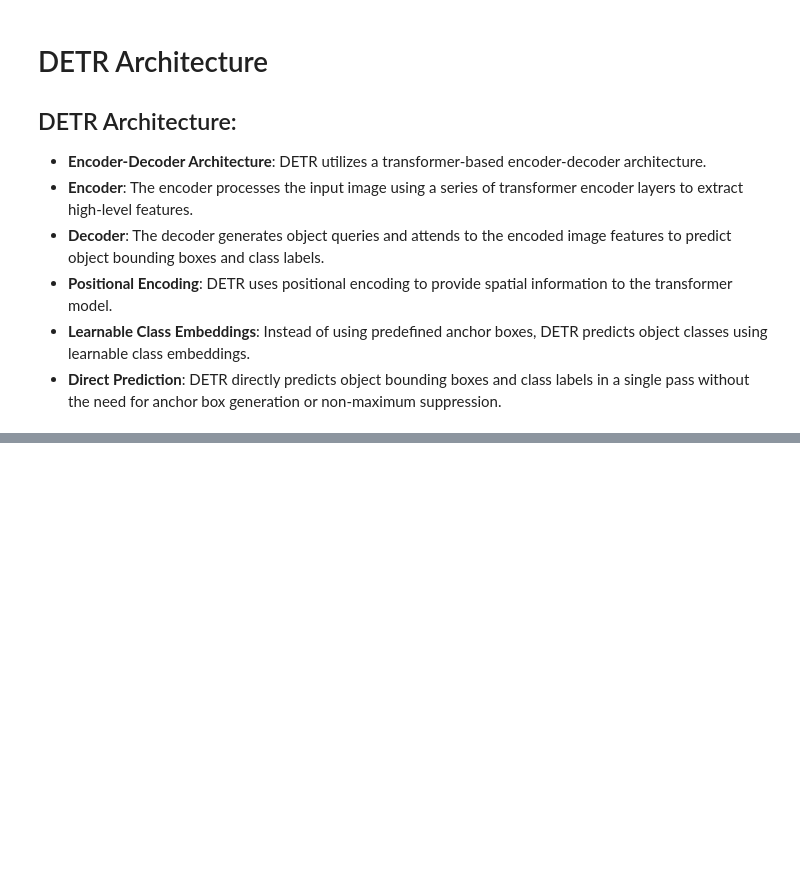
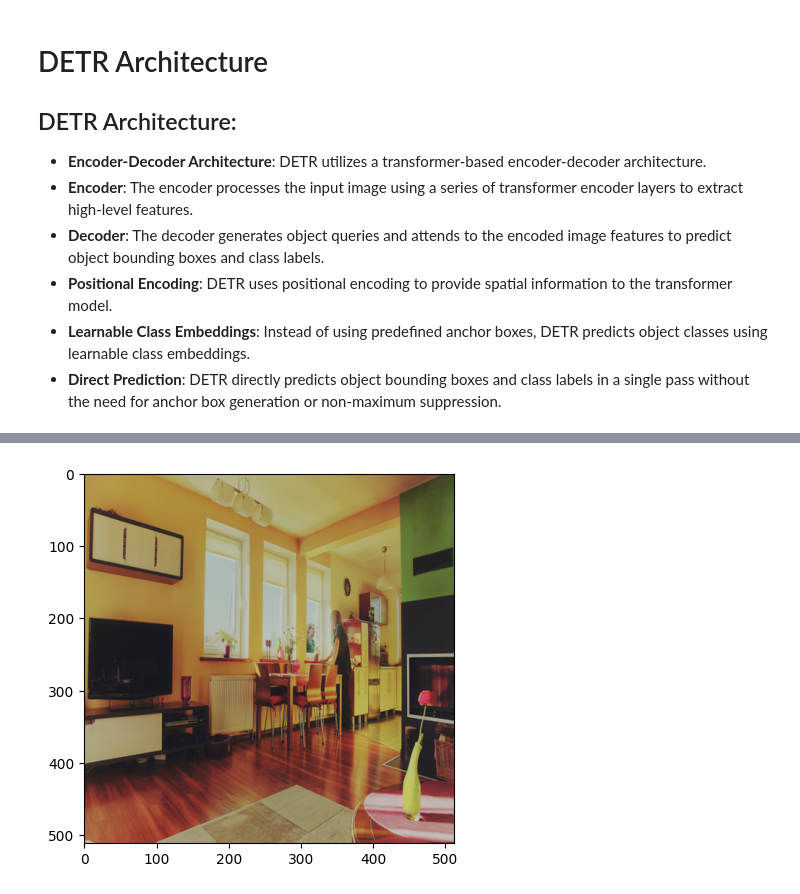
Before and after one commit to Thivyesh/cv-tutorial-cap, a Jupyter notebook: batch/detr.ipynb, the cells around one changed output, grey strips where cells are left out. Cells and saved outputs as stored; diff of their text form; code cells hidden in the pictures; blank space fills up the shorter version.

Commit message:
feat: :sparkles: add batchloading for detr

```diff
--- a/batch/detr.ipynb
+++ b/batch/detr.ipynb
@@ -131,0 +41,3 @@ if __name__ == "__main__":
+# %%
+img_dir = glob("./imgs/*jpg")
+print(img_dir)
@@ -131,0 +50,3 @@ if __name__ == "__main__":
+# %%
+transform=torchvision.transforms.Compose([
+            transforms.Resize((512, 512))])
@@ -131,0 +58,7 @@ if __name__ == "__main__":
+# %%
+infer_data = InferDataset(img_dir=img_dir, transform=transform)
+infer_loader = DataLoader(infer_data,
+                          batch_size=64,
+                          shuffle=False,
+                          num_workers=4,
+                          pin_memory=True)
@@ -131,0 +71,8 @@ if __name__ == "__main__":
+# %%
+imgs = next(iter(infer_loader))
+img = imgs[0].squeeze()
+
+plt.imshow(img.permute(1, 2, 0))
+plt.show()
+# %% [output]
+[figure, added]
```
Also changed, not shown: parts of 17 cells of this notebook, 2 other files.
